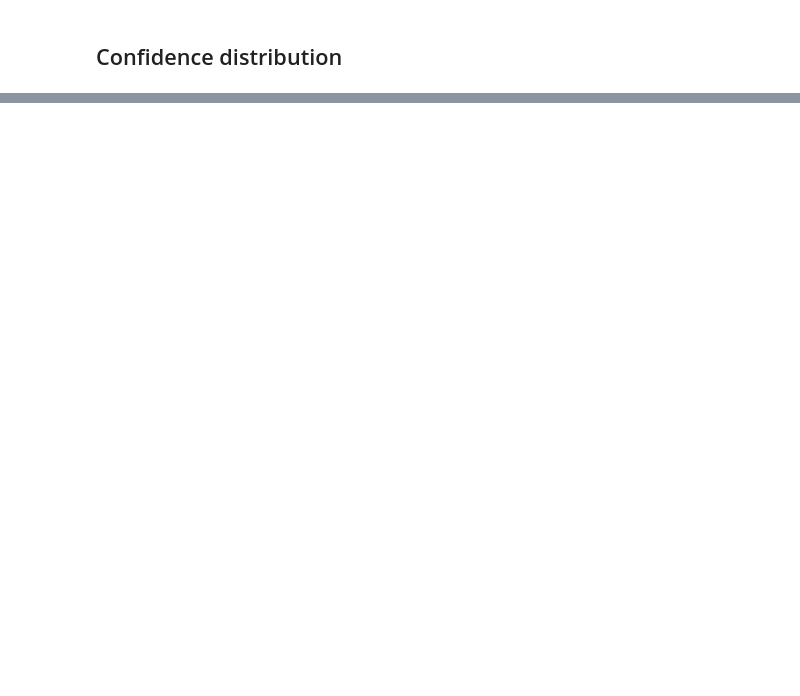
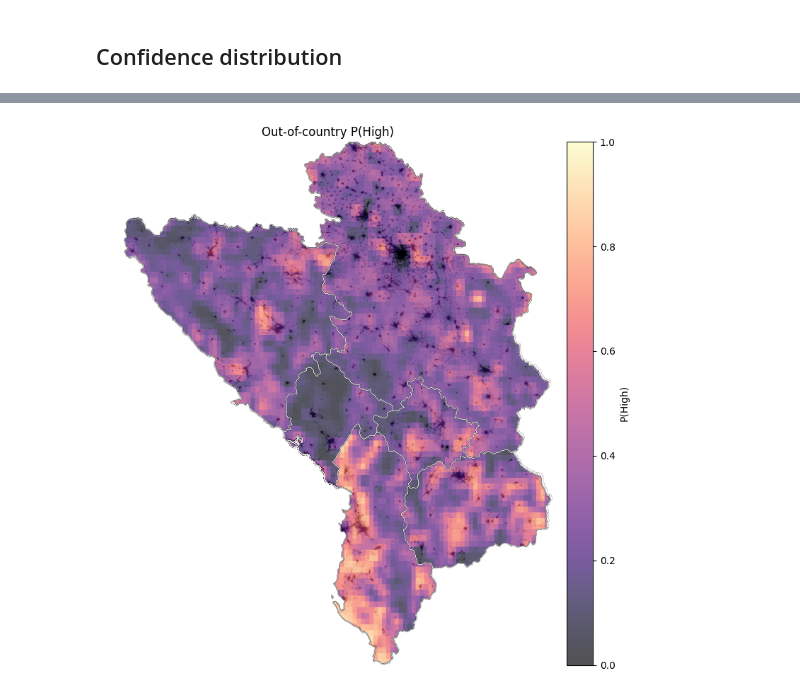
Before and after one commit to oltarecica/dl-xk, a Jupyter notebook: model_v2.ipynb, the cells around one changed output, grey strips where cells are left out. Saved outputs shown, nothing was run; the diff lists cells and outputs as text; code cells hidden in the pictures; blank space fills up the shorter version.

```diff
--- a/model_v2.ipynb
+++ b/model_v2.ipynb
@@ -462,0 +1327,22 @@ print(f"Mean confidence — correct: {np.mean(all_conf_correct):.3f} | wrong: {n
+# %%
+# Change `selected_mode` to inspect one option at larger size.
+selected_mode = "high_prob"  # discrete | soft_score | high_prob | residual
+
+fig, ax = plt.subplots(figsize=(11, 8))
+im = plot_balkans_surface(selected_mode, ax=ax)
+
+if selected_mode == "discrete":
+    legend_handles = [
+        Patch(facecolor=CLASS_CMAP.colors[i], label=CLASS_NAMES[i], alpha=0.8)
+        for i in range(3)
+    ]
+    ax.legend(handles=legend_handles, loc="lower left", frameon=True)
+else:
+    spec = CONTINUOUS_SPECS[selected_mode]
+    cbar = fig.colorbar(im, ax=ax, fraction=0.046, pad=0.02)
+    cbar.set_label(spec["label"])
+
+plt.tight_layout()
+plt.show()
+# %% [output]
+[figure, added]
```
Also changed, not shown: parts of 18 cells of this notebook, 1 other file.
